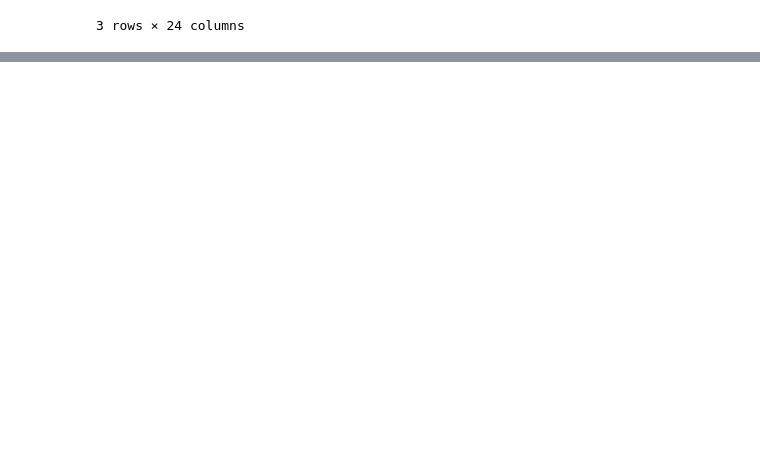
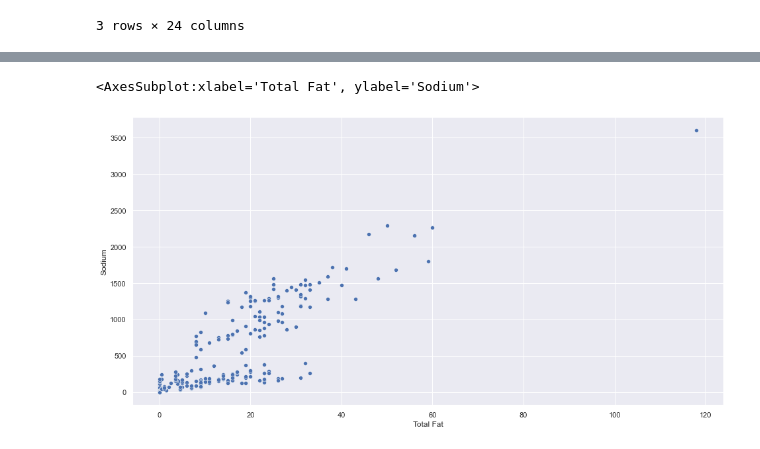
Before and after one commit to DefinitelyNotACactus/Chamber-of-Deputies-Reimbursements, a Jupyter notebook: Agrupamento.ipynb, the cells around one changed output, grey strips where cells are left out. Cells and saved outputs as stored; diff of their text form; code cells hidden in the pictures; blank space fills up the shorter version.

```diff
--- a/Agrupamento.ipynb
+++ b/Agrupamento.ipynb
@@ -39,0 +46,5 @@ memory usage: 48.9+ KB
+# %%
+sns.scatterplot(data=df, x="Total Fat", y="Sodium")
+# %% [output]
+<AxesSubplot:xlabel='Total Fat', ylabel='Sodium'>
+[figure, added]
```
Also changed, not shown: parts of 6 cells of this notebook.
